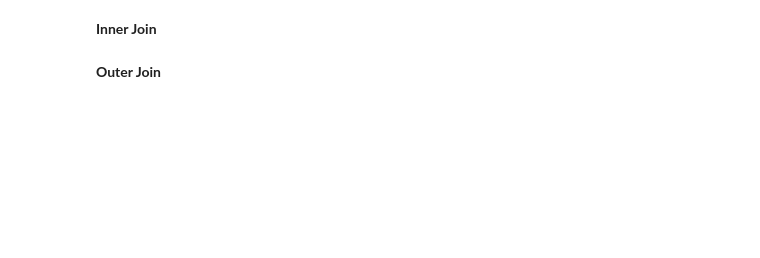
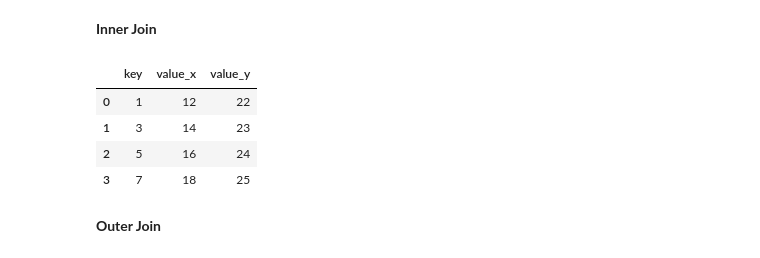
Before and after one commit to drolsonmi/math3080, a Jupyter notebook: Notes/07 Data Wrangling.ipynb, the cells around one changed output. Saved outputs shown, nothing was run; the diff lists cells and outputs as text; code cells hidden in the pictures; blank space fills up the shorter version.

```diff
--- a/Notes/07 Data Wrangling.ipynb
+++ b/Notes/07 Data Wrangling.ipynb
@@ -215,4 +317,12 @@ data_B.merge(data_A, on='key', how='right')
 # %% [markdown]
 __Inner Join__
+# %%
+data_A.merge(data_B, on='key', how='inner')
+# %% [output]
+|  | key | value_x | value_y |
+| 0 | 1 | 12 | 22 |
+| 1 | 3 | 14 | 23 |
+| 2 | 5 | 16 | 24 |
+| 3 | 7 | 18 | 25 |
 # %% [markdown]
 __Outer Join__
```
Also changed, not shown: parts of 24 cells of this notebook, 1 other file.
